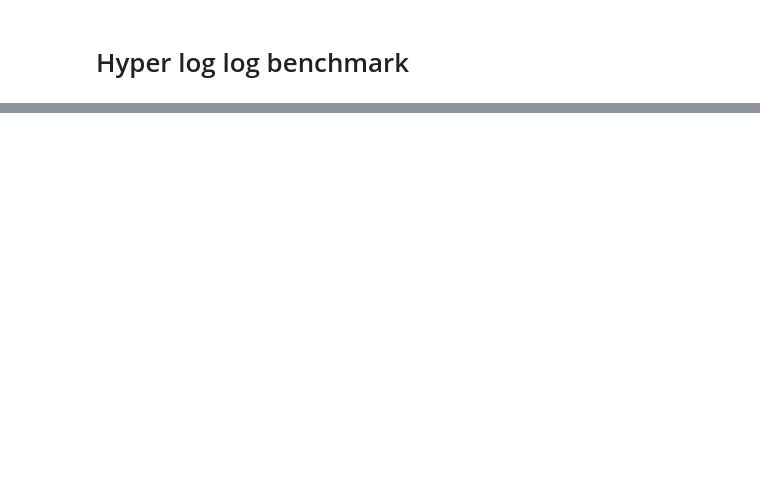
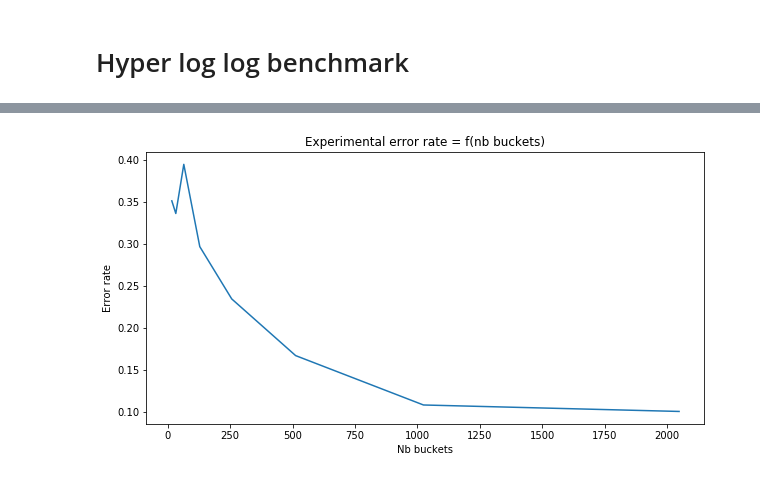
Before and after one commit to streaming-algorithms/hyper_log_log, a Jupyter notebook: notebooks/hyper_log_log_benchmark.ipynb, the cells around one changed output, grey strips where cells are left out. Drawn from its saved outputs; the diff is of its cells as text; code cells hidden in the pictures; blank space fills up the shorter version.

```diff
--- a/notebooks/hyper_log_log_benchmark.ipynb
+++ b/notebooks/hyper_log_log_benchmark.ipynb
@@ -23,7 +27,7 @@ plt.show()
 INPUT_CARDINALITY = 10 ** 9
 NB_ITERATIONS = 1
 # %%
-sample_nb_buckets = [2 ** x for x in range(4, 16)]
+sample_nb_buckets = [2 ** x for x in range(4, 12)]
 sample_error_rate = [experimental_error_rate(nb_buckets=nb_buckets,
                                              cardinality=INPUT_CARDINALITY,
                                              nb_iterations=NB_ITERATIONS)\
@@ -33,7 +52,9 @@ sample_error_rate = [experimental_error_rate(nb_buckets=nb_buckets,
 # %%
 plt.figure(figsize=(10,5))
-plt.title("Theoretical error rate = f(nb buckets)")
-plt.xlabel("Error rate")
-plt.ylabel("Nb buckets")
+plt.title("Experimental error rate = f(nb buckets)")
+plt.ylabel("Error rate")
+plt.xlabel("Nb buckets")
 plt.plot(sample_nb_buckets, sample_error_rate)
 plt.show()
+# %% [output]
+[figure, added]
```
Also changed, not shown: parts of 6 cells of this notebook.
